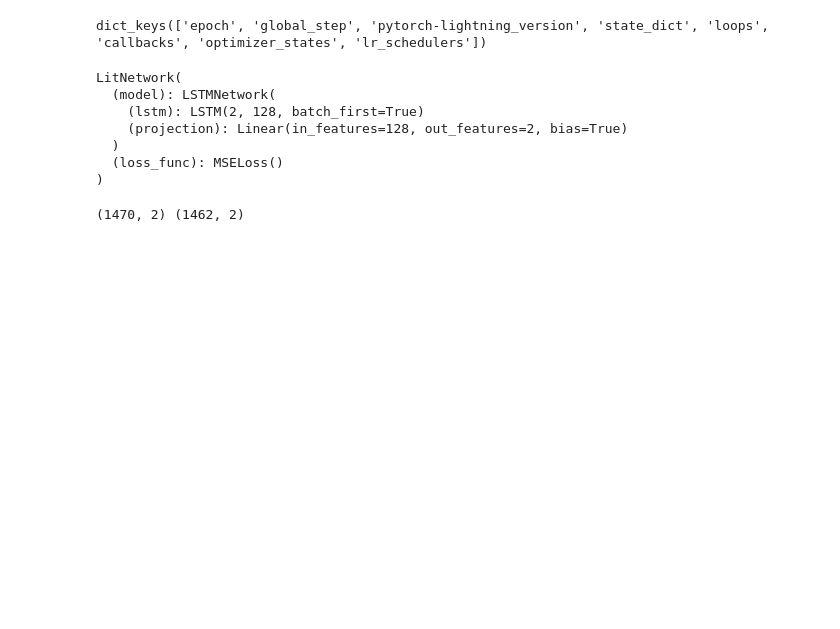
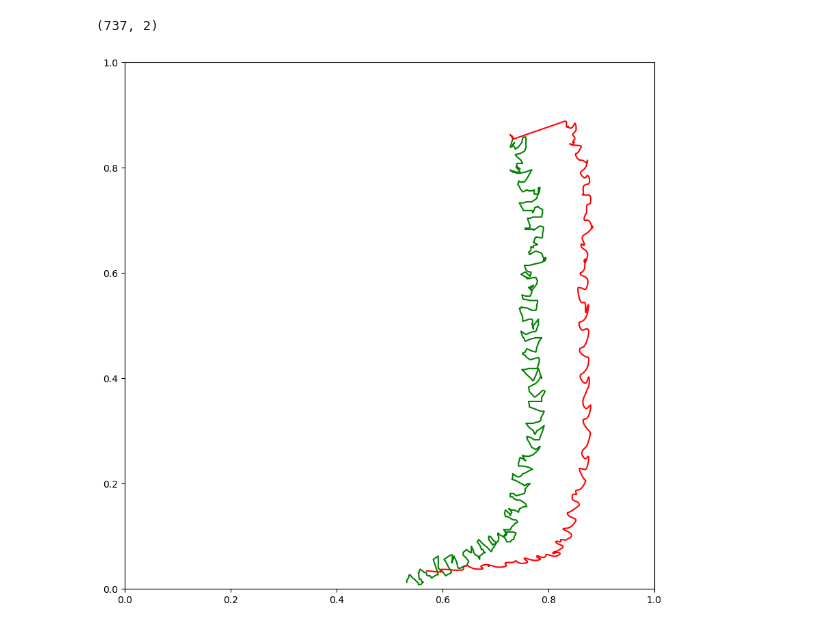
Before and after one commit to CAS-ReproLab/Sperm_Object_Tracking, a Jupyter notebook: UnifiedFramework/inference.ipynb, the cells around one changed output. Saved outputs shown, nothing was run; the diff lists cells and outputs as text; code cells hidden in the pictures; blank space fills up the shorter version.

Commit message:
Got plot over image

```diff
--- a/UnifiedFramework/inference.ipynb
+++ b/UnifiedFramework/inference.ipynb
@@ -30,32 +42,15 @@ sperm = sperm[["frame", "x", "y"]].to_numpy()
 
 # Get the video for the same frames
 video_frames = frames[sperm[:, 0].astype(int)]
-sperm = sperm[:, 1:3]
+sperm = sperm[:, 1:3].astype(float)
 
 # Normalize the x,y values
 sperm[:, 0] = sperm[:, 0] / video_frames[0].shape[1]
 sperm[:, 1] = sperm[:, 1] / video_frames[0].shape[0]
+
+print(sperm.shape)
+# %% [output]
+(737, 2)
-# %%
-# Use the model to predict the sperm trajectory
-from predictLocation import LitNetwork
-
-checkpoint = torch.load('best_model.ckpt')
-
-#print(checkpoint.keys())
-
-model = LitNetwork(2,2)
-model.load_state_dict(checkpoint['state_dict'])
-model.eval()
-model.to("cuda")
-# %% [output]
-dict_keys(['epoch', 'global_step', 'pytorch-lightning_version', 'state_dict', 'loops', 'callbacks', 'optimizer_states', 'lr_schedulers'])
-LitNetwork(
-  (model): LSTMNetwork(
-    (lstm): LSTM(2, 128, batch_first=True)
-    (projection): Linear(in_features=128, out_features=2, bias=True)
-  )
-  (loss_func): MSELoss()
-)
 # %%
 # Predict the sperm trajectory given the first 8 frames
 predictions = sperm[:8].copy().tolist()
@@ -76,8 +71,19 @@ for i in range(8, len(sperm)):
 predictions = np.array(predictions)
 # %%
 # Visualize the sperm trajectories
-import cv2
+import matplotlib.pyplot as plt
+from matplotlib.lines import Line2D
 
-cv2.imshow('frame', img)
+line1 = Line2D(sperm[:, 0], sperm[:, 1], color='green', label='Ground Truth')
+line2 = Line2D(predictions[:, 0], predictions[:, 1], color='red', label='Predictions')
+
+fig = plt.figure(figsize=(10, 10))
+ax = fig.add_subplot(111)
+ax.add_line(line1)
+ax.add_line(line2)
+ax.set_xlim(0, 1)
+ax.set_ylim(0, 1)
+
+plt.show()
 # %% [output]
-(1470, 2) (1462, 2)
+[figure, added]
```
Also changed, not shown: parts of 2 cells of this notebook.
